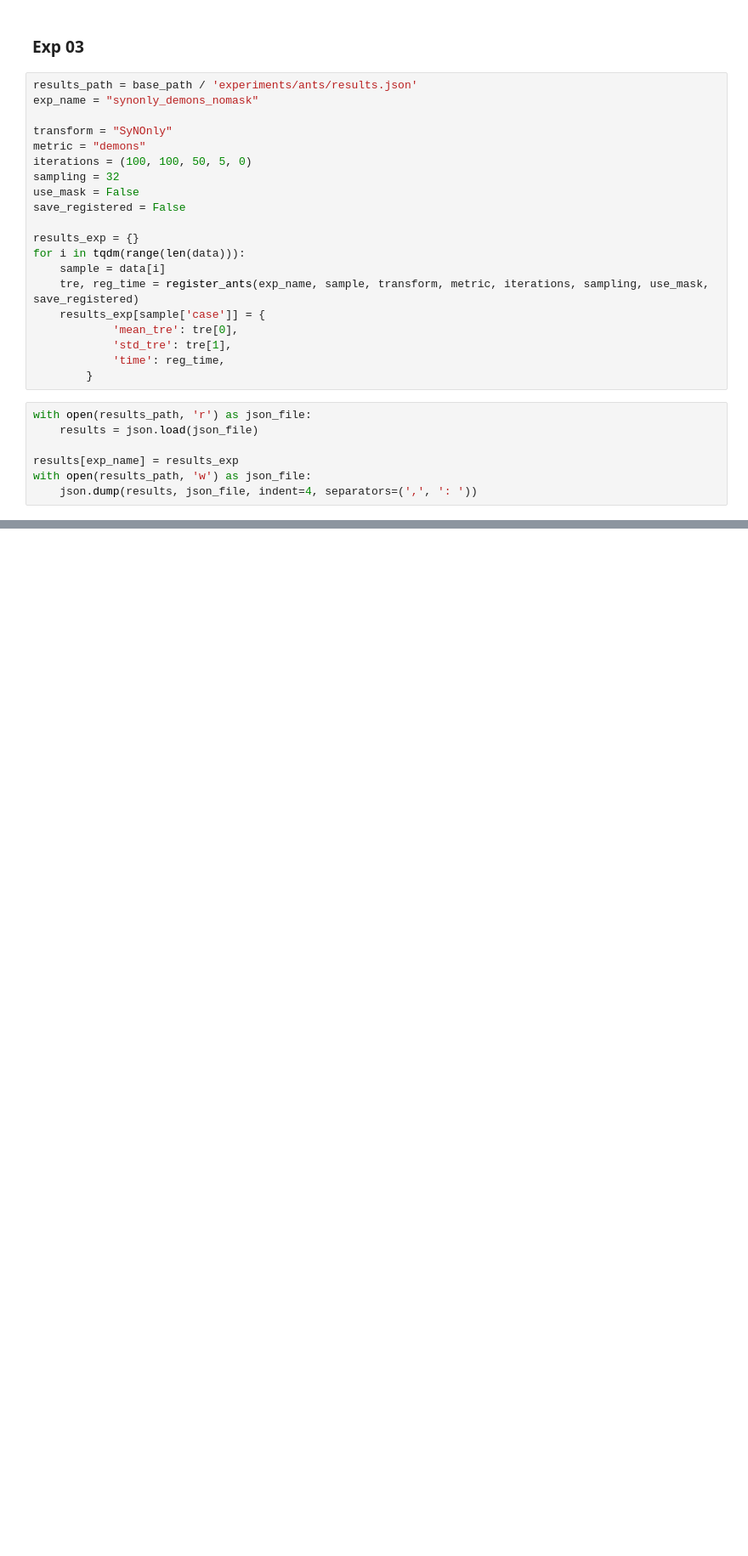
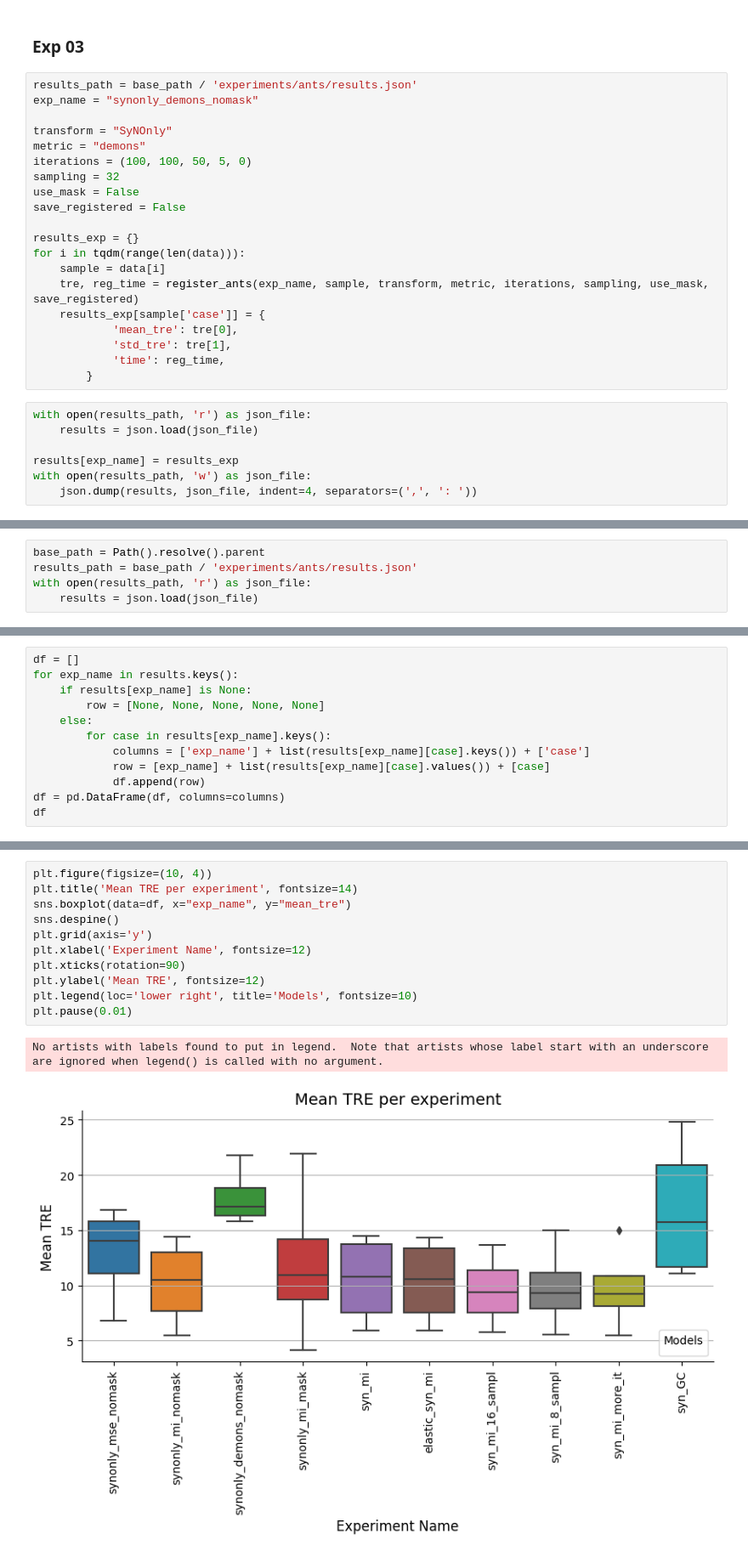
Before and after one commit to joaco18/mira_final_project, a Jupyter notebook: ants/ants_registration.ipynb, the cells around one changed output, grey strips where cells are left out. Shown at 85% size. Cells and saved outputs as stored; diff of their text form; blank space fills up the shorter version.

```diff
--- a/ants/ants_registration.ipynb
+++ b/ants/ants_registration.ipynb
@@ -283,0 +556,5 @@ results_exp
+# %%
+base_path = Path().resolve().parent
+results_path = base_path / 'experiments/ants/results.json'
+with open(results_path, 'r') as json_file:
+    results = json.load(json_file)
@@ -283,0 +564,12 @@ results_exp
+# %%
+df = []
+for exp_name in results.keys():
+    if results[exp_name] is None:
+        row = [None, None, None, None, None]
+    else:
+        for case in results[exp_name].keys():
+            columns = ['exp_name'] + list(results[exp_name][case].keys()) + ['case']
+            row = [exp_name] + list(results[exp_name][case].values()) + [case]
+            df.append(row)
+df = pd.DataFrame(df, columns=columns)
+df
@@ -283,0 +594,14 @@ results_exp
+# %%
+plt.figure(figsize=(10, 4))
+plt.title('Mean TRE per experiment', fontsize=14)
+sns.boxplot(data=df, x="exp_name", y="mean_tre")
+sns.despine()
+plt.grid(axis='y')
+plt.xlabel('Experiment Name', fontsize=12)
+plt.xticks(rotation=90)
+plt.ylabel('Mean TRE', fontsize=12)
+plt.legend(loc='lower right', title='Models', fontsize=10)
+plt.pause(0.01)
+# %% [output]
+No artists with labels found to put in legend.  Note that artists whose label start with an underscore are ignored when legend() is called with no argument.
+[figure, added]
```
Also changed, not shown: parts of 34 cells of this notebook, 1 other file.
